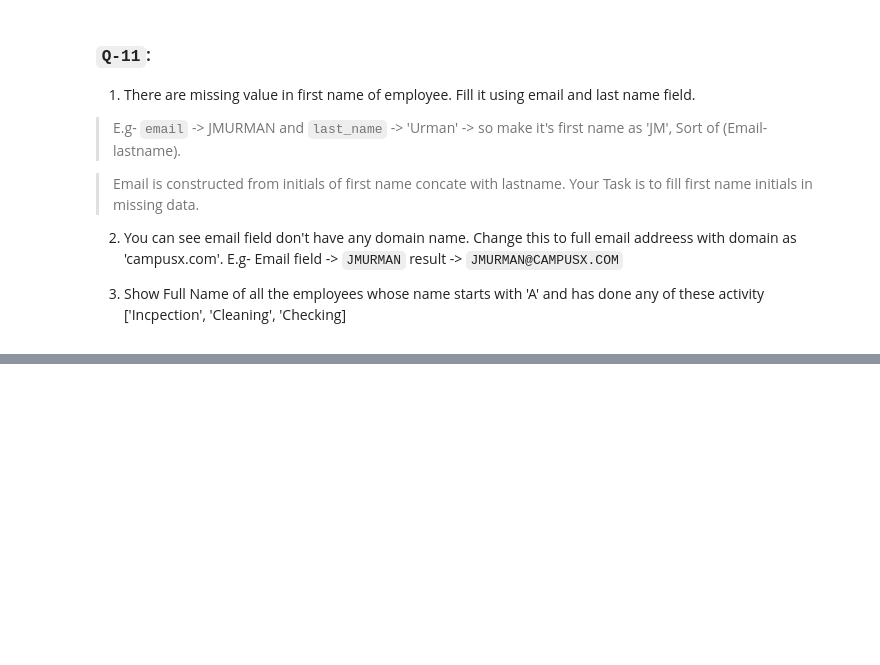
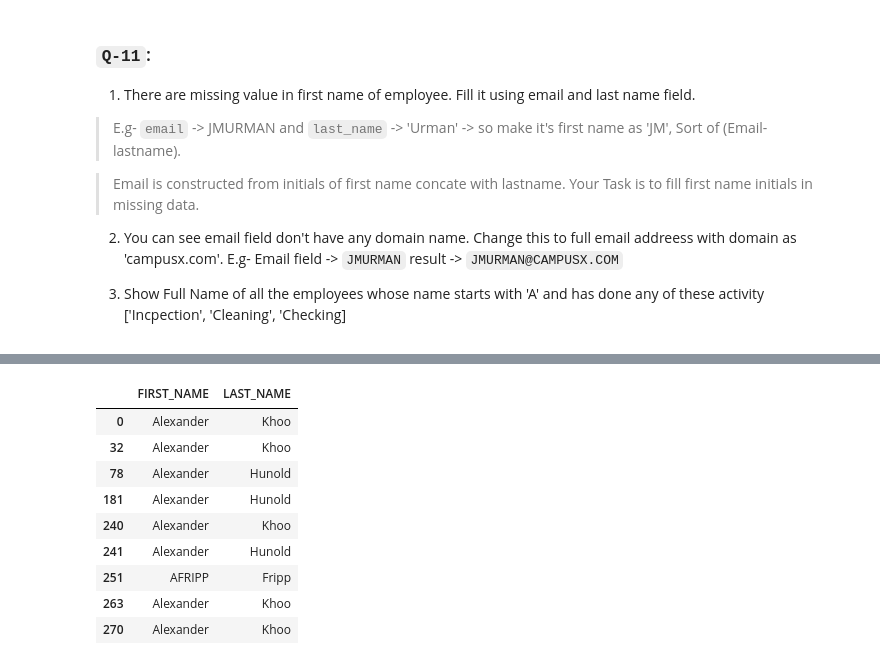
Before and after one commit to ushi-masuka/python-practice, a Jupyter notebook: day2202.ipynb, the cells around one changed output, grey strips where cells are left out. Drawn from its saved outputs; the diff is of its cells as text; code cells hidden in the pictures; blank space fills up the shorter version.

```diff
--- a/day2202.ipynb
+++ b/day2202.ipynb
@@ -326,0 +339,14 @@ For example, when doing 'df[col].method(value, inplace=True)', try using 'df.met
+# %%
+#3
+merge[(merge['FIRST_NAME'].str.startswith("A"))&(merge['activity'].isin( ['Inspection', 'Cleaning', 'Checking']))][["FIRST_NAME","LAST_NAME"]]
+# %% [output]
+|  | FIRST_NAME | LAST_NAME |
+| 0 | Alexander | Khoo |
+| 32 | Alexander | Khoo |
+| 78 | Alexander | Hunold |
+| 181 | Alexander | Hunold |
+| 240 | Alexander | Khoo |
+| 241 | Alexander | Hunold |
+| 251 | AFRIPP | Fripp |
+| 263 | Alexander | Khoo |
+| 270 | Alexander | Khoo |
```
Also changed, not shown: parts of 5 cells of this notebook.
